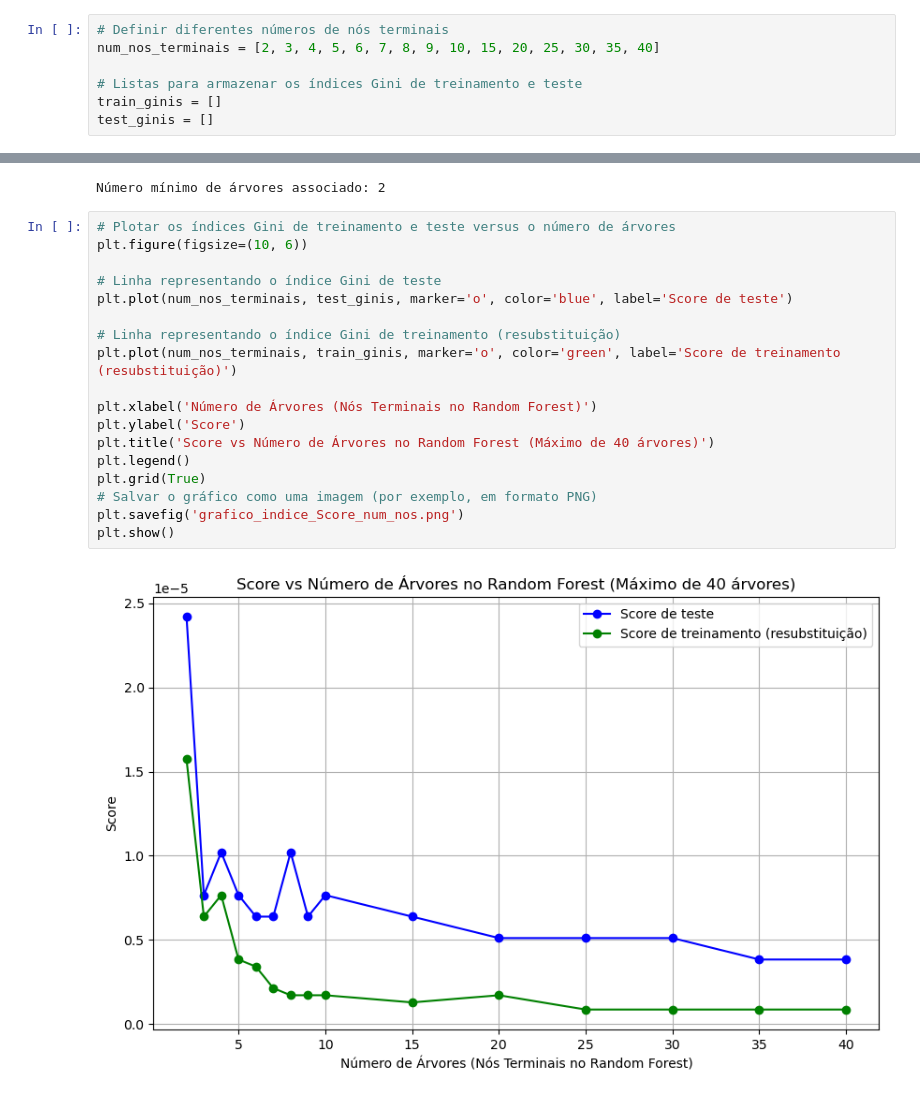
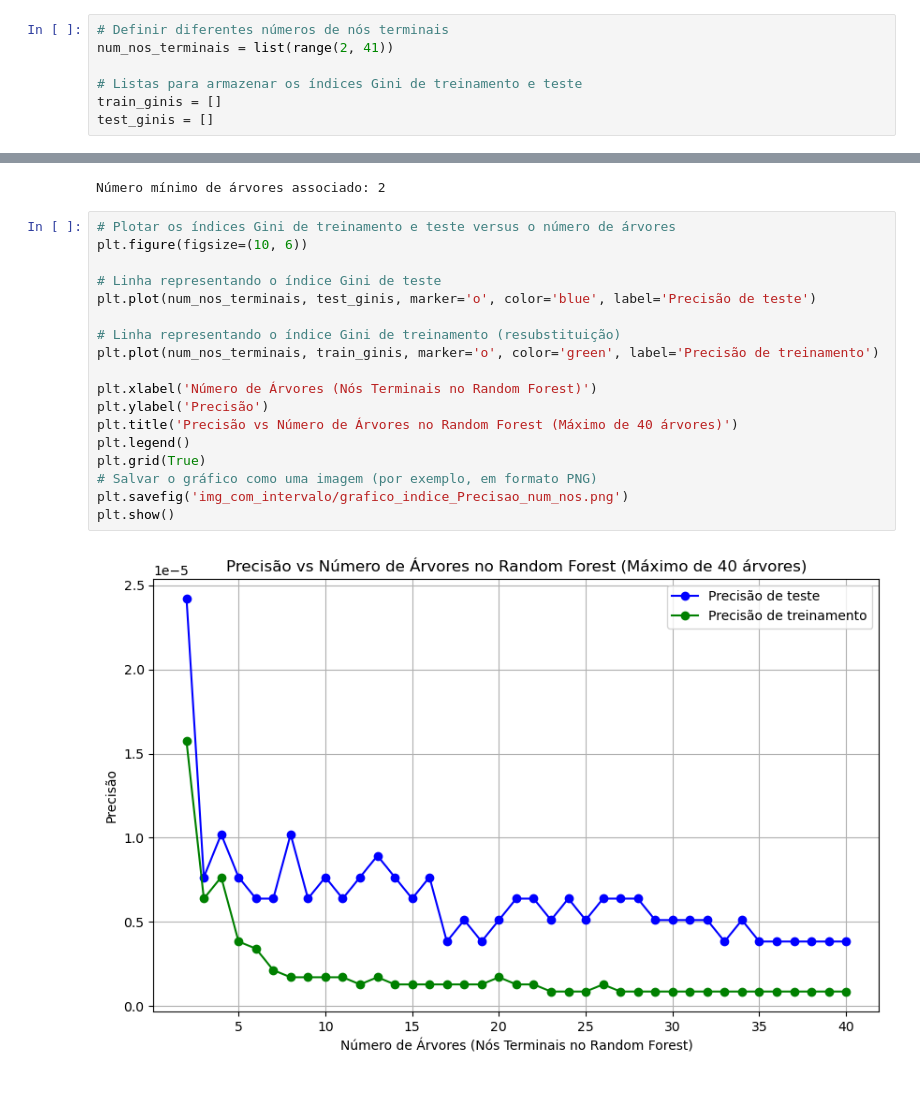
Before and after one commit to davijls9/-algoritmo-Random-Forest-para-identifica-DDoS-UDP, a Jupyter notebook: resultado_algoritmo-Cortada.ipynb, the cells around one changed output, grey strips where cells are left out. Drawn from its saved outputs; the diff is of its cells as text.

```diff
--- a/resultado_algoritmo-Cortada.ipynb
+++ b/resultado_algoritmo-Cortada.ipynb
@@ -677,7 +732,7 @@ weighted avg       1.00      1.00      1.00    784201
 X_train3, X_test3, y_train3, y_test3 = train_test_split(X, y, test_size=0.25, random_state=42)
 # %%
 # Definir diferentes números de nós terminais
-num_nos_terminais = [2, 3, 4, 5, 6, 7, 8, 9, 10, 15, 20, 25, 30, 35, 40]
+num_nos_terminais = list(range(2, 41))
 
 # Listas para armazenar os índices Gini de treinamento e teste
 train_ginis = []
@@ -707,20 +762,20 @@ Número mínimo de árvores associado: 2
 # %%
 # Plotar os índices Gini de treinamento e teste versus o número de árvores
 plt.figure(figsize=(10, 6))
 
 # Linha representando o índice Gini de teste
-plt.plot(num_nos_terminais, test_ginis, marker='o', color='blue', label='Score de teste')
+plt.plot(num_nos_terminais, test_ginis, marker='o', color='blue', label='Precisão de teste')
 
 # Linha representando o índice Gini de treinamento (resubstituição)
-plt.plot(num_nos_terminais, train_ginis, marker='o', color='green', label='Score de treinamento (resubstituição)')
+plt.plot(num_nos_terminais, train_ginis, marker='o', color='green', label='Precisão de treinamento')
 
 plt.xlabel('Número de Árvores (Nós Terminais no Random Forest)')
-plt.ylabel('Score')
-plt.title('Score vs Número de Árvores no Random Forest (Máximo de 40 árvores)')
+plt.ylabel('Precisão')
+plt.title('Precisão vs Número de Árvores no Random Forest (Máximo de 40 árvores)')
 plt.legend()
 plt.grid(True)
 # Salvar o gráfico como uma imagem (por exemplo, em formato PNG)
-plt.savefig('grafico_indice_Score_num_nos.png')
+plt.savefig('img_com_intervalo/grafico_indice_Precisao_num_nos.png')
 plt.show()
 # %% [output]
-[figure, old version]
+[figure, new version]
```
Also changed, not shown: parts of 10 cells of this notebook, 3 other files.
